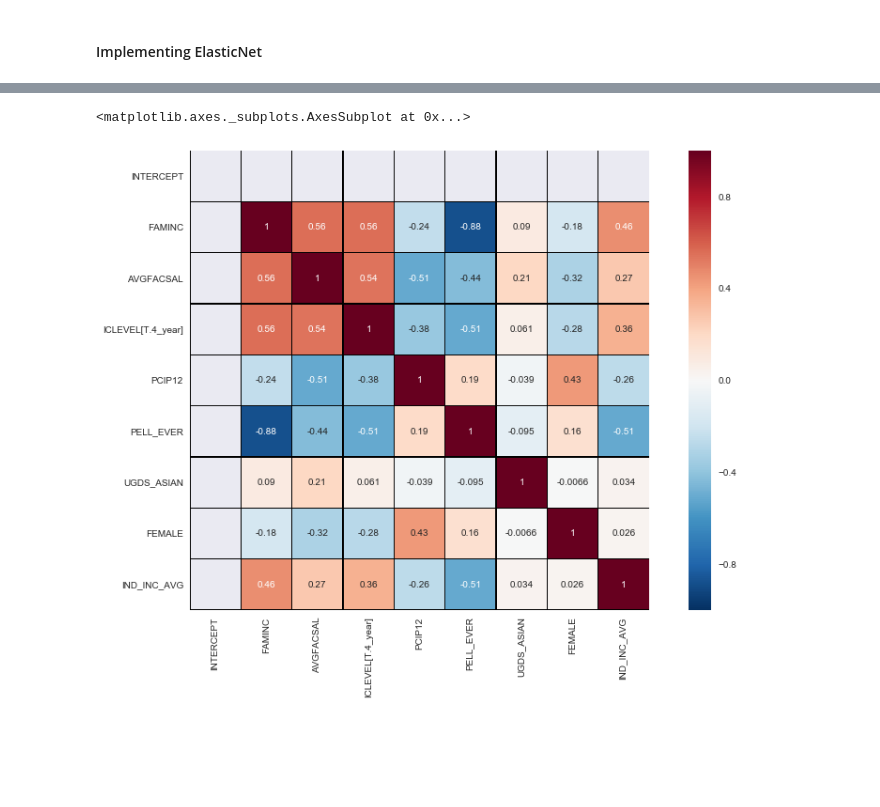
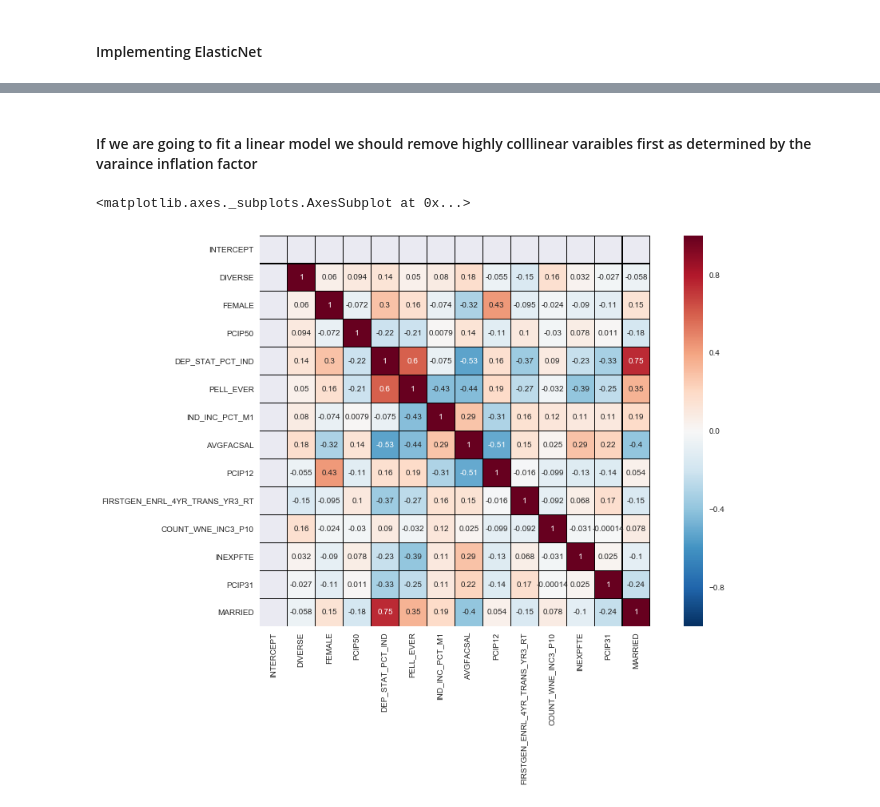
Before and after one commit to willtseng12/metis_projects_17, a Jupyter notebook: college_scorecard_project/college_scorecard_analysis.ipynb, the cells around one changed output, grey strips where cells are left out. Saved outputs shown, nothing was run; the diff lists cells and outputs as text; code cells hidden in the pictures; blank space fills up the shorter version.

```diff
--- a/college_scorecard_project/college_scorecard_analysis.ipynb
+++ b/college_scorecard_project/college_scorecard_analysis.ipynb
@@ -540,0 +674,7 @@ MSE: 0.0145713061358
+# %%
+ada = AdaBoostRegressor(base_estimator=RandomForestRegressor(), n_estimators=100, loss= 'square', random_state=5555)
+ada.fit(X_train,y_train)
+
+print('Ada Boost')
+print('R2: ' + str(ada.score(X_valid,y_valid)))
+print('MSE: ' + str(sum((ada.predict(X_valid) - np.array(y_valid))**2)/len(y_valid)))
@@ -540,0 +689,7 @@ MSE: 0.0145713061358
+# %%
+gbr = GradientBoostingRegressor(n_estimators=300, learning_rate=0.1,random_state=5555)
+gbr.fit(X_train,y_train)
+
+print('XG Boost')
+print('R2: ' + str(gbr.score(X_valid,y_valid)))
+print('MSE: ' + str(sum((gbr.predict(X_valid) - np.array(y_valid))**2)/len(y_valid)))
@@ -541,6 +700,6 @@ MSE: 0.0145713061358
 # %%
-# top 20 most importan features
+# top 20 most important features from gbr
 
-feat_importance = sorted(list(zip(X.columns, rfr.feature_importances_)),key=lambda x : x[1], reverse=True)
-pprint(feat_importance[:19])
+feat_importance = sorted(list(zip(X.columns, gbr.feature_importances_)),key=lambda x : x[1], reverse=True)
+pprint(feat_importance[:20])
 # %% [output]
@@ -629,18 +854,26 @@ def multicollinearity_remover(predictor, target, threshold, wanna_keeps, dont_wa
 top20 = list(map(lambda x : x[0], feat_importance[:19]))
 top20.insert(0,'INTERCEPT')
+# %% [markdown]
+#### If we are going to fit a linear model we should remove highly colllinear varaibles first as determined by the varaince inflation factor
 # %%
-top20_cleaned = (multicollinearity_remover(
+top20_cleaned = multicollinearity_remover(
     standardize(X_train[top20],['PREDDEG','HIGHDEG','CONTOL','REGION','ICLEVEL','ISNULL','EARN','INTERCEPT']),
     y_train,
-    2,
-    ['FAMINC','AVGFACSAL',],
-    ['RET_FTL4','INC_PCT_M2','INC_PCT_H2','NOPELL_COMP_ORIG_YR8_RT','NOPELL_COMP_ORIG_YR4_RT','MALE_COMP_ORIG_YR8_RT']))
+    5, # VIF < 5 as cutoff
+    )
 # %%
 f, ax = plt.subplots(figsize=(15, 9))
-sns.heatmap(top20_cleaned.corr(method = 'pearson'), linewidths=0.25,vmax=1.0, square=True, linecolor='black', annot=True)
+sns.heatmap(top20_cleaned.corr(method = 'pearson'),
+            linewidths=0.25,
+            vmax=1.0,
+            square=True,
+            linecolor='black',
+            annot=True,
+            xticklabels = list(top20_cleaned.columns),
+            yticklabels = list(top20_cleaned.columns),)
 # %% [output]
 <matplotlib.axes._subplots.AxesSubplot at 0x...>
-[figure, old version]
+[figure, new version]
 # %%
 sns.pairplot(pd.concat([top20_cleaned,y_train],axis = 1))
 # %% [output]
```
Also changed, not shown: parts of 90 cells of this notebook.
